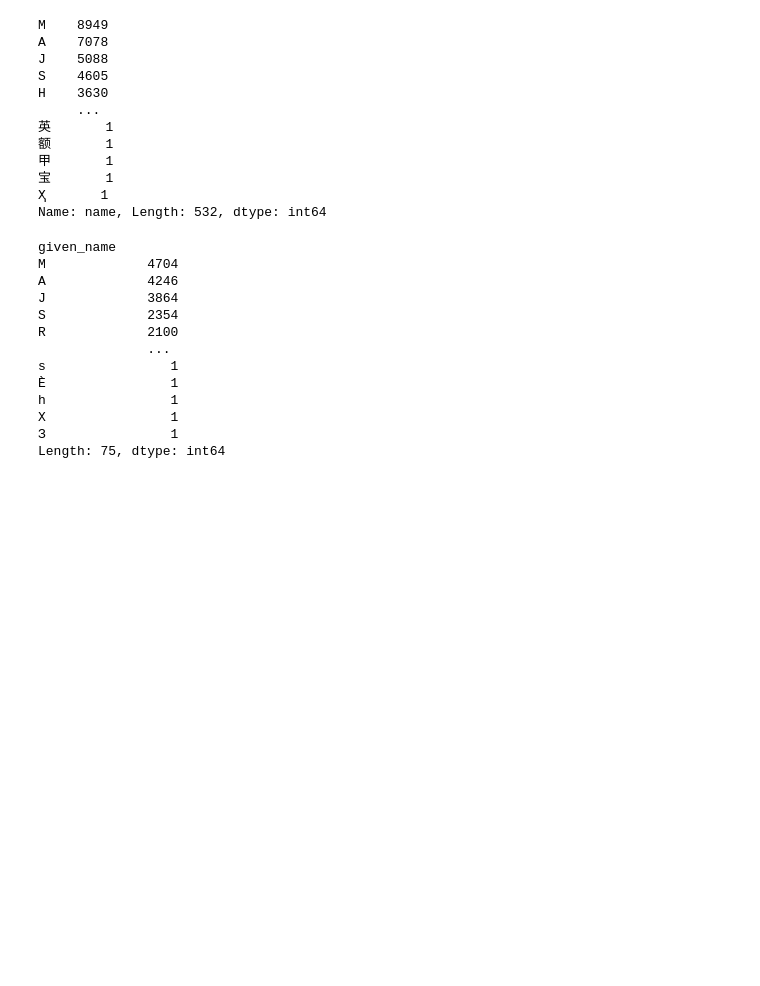
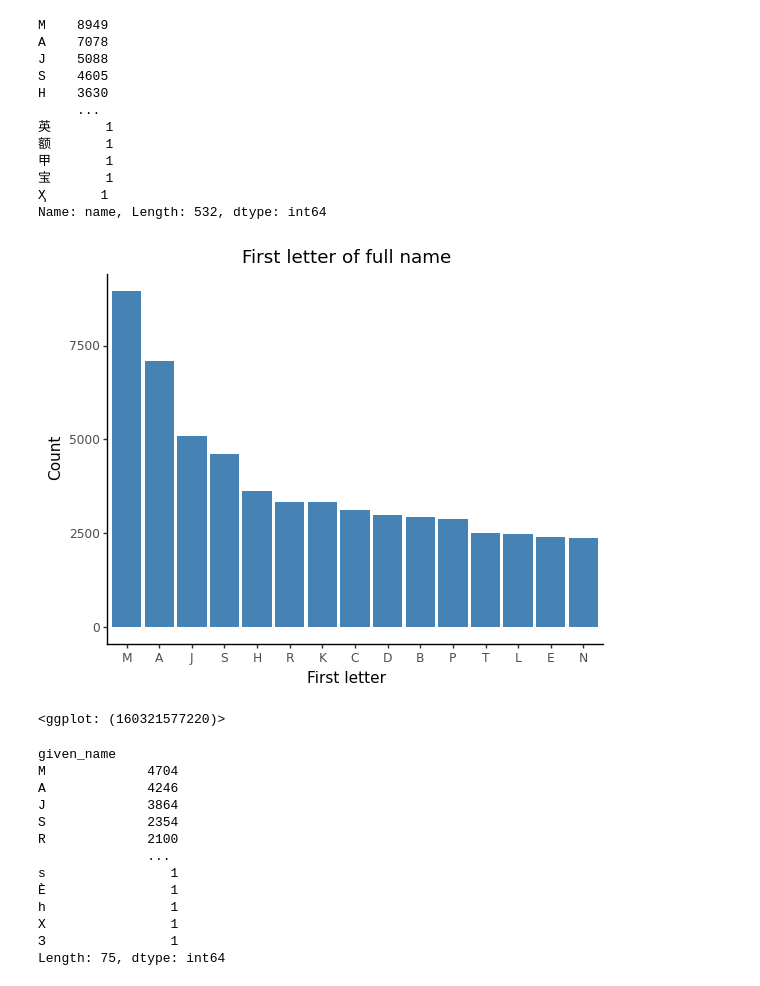
Before and after one commit to OjasSB/DS105, a Jupyter notebook: notebooks/First letter of name.ipynb, the cells around one changed output. Drawn from its saved outputs; the diff is of its cells as text; code cells hidden in the pictures; blank space fills up the shorter version.

Commit message:
Added plots to name analysis

```diff
--- a/notebooks/First letter of name.ipynb
+++ b/notebooks/First letter of name.ipynb
@@ -19,6 +20,18 @@ H    3630
 宝       1
 Ҳ       1
 Name: name, Length: 532, dtype: int64
+# %%
+# Plot for first letter of full name
+first_letters=pd.DataFrame(first_letters.head(15))
+first_letters.index=pd.Categorical(first_letters.index,categories=first_letters.index,ordered=True)
+(ggplot(first_letters,aes(x=first_letters.index,y='name'))
+ + geom_bar(stat='identity', fill='steelblue')
+ + theme_classic()
+ + labs(title='First letter of full name',x='First letter',y='Count')
+)
+# %% [output]
+[figure, added]
+<ggplot: (160321577220)>
 # %%
 # First letter of given name
 first_name_letters=data[['given_name']].dropna().applymap(lambda x: x[0]).value_counts()
```
Also changed, not shown: parts of 8 cells of this notebook.
